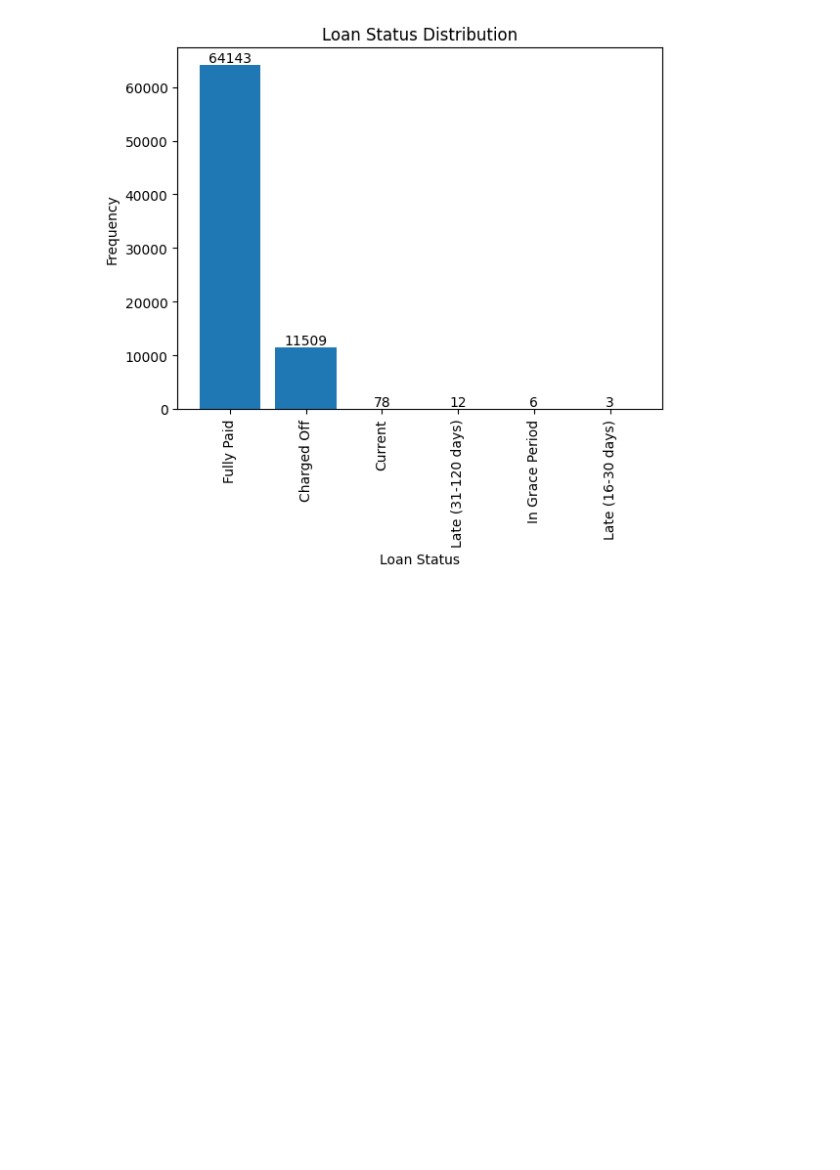
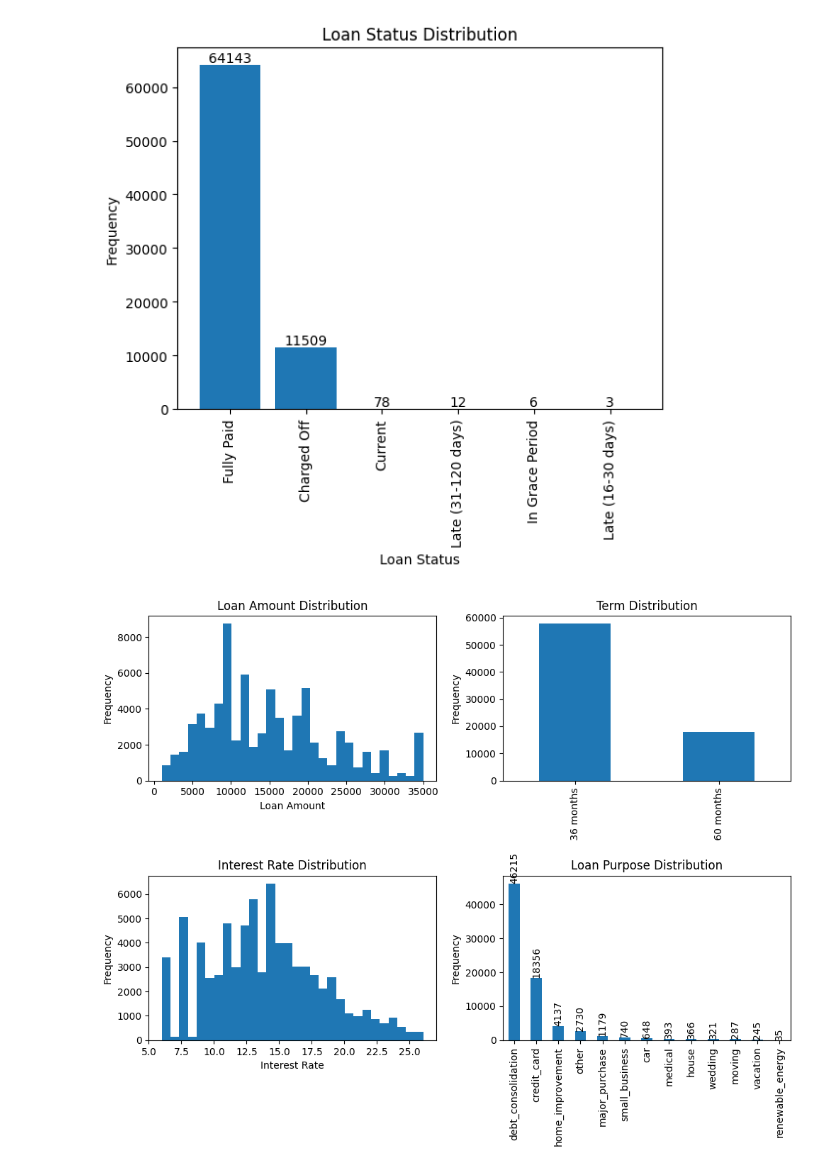
Before and after one commit to JonahNiklas/Pre-project-transformer, a Jupyter notebook: clean_data.ipynb, the cells around one changed output. Saved outputs shown, nothing was run; the diff lists cells and outputs as text; code cells hidden in the pictures; blank space fills up the shorter version.

```diff
--- a/clean_data.ipynb
+++ b/clean_data.ipynb
@@ -114,3 +107,41 @@ plt.xticks(rotation=90)
 plt.show()
 # %% [output]
 [figure]
+# %%
+# remove loans that are current or late
+filtered_data = filtered_data[filtered_data['loan_status'].isin(['Fully Paid', 'Charged Off'])]
+# %%
+fig, axs = plt.subplots(2, 2, figsize=(10, 8))
+
+# Plot loan amount
+axs[0, 0].hist(filtered_data['loan_amnt'], bins=30)
+axs[0, 0].set_title('Loan Amount Distribution')
+axs[0, 0].set_xlabel('Loan Amount')
+axs[0, 0].set_ylabel('Frequency')
+
+# Plot term
+filtered_data['term'].value_counts().plot(kind='bar', ax=axs[0, 1])
+axs[0, 1].set_title('Term Distribution')
+axs[0, 1].set_ylabel('Frequency')
+
+# Plot interest rate
+axs[1, 0].hist(filtered_data['int_rate'], bins=30)
+axs[1, 0].set_title('Interest Rate Distribution')
+axs[1, 0].set_xlabel('Interest Rate')
+axs[1, 0].set_ylabel('Frequency')
+
+# Plot loan purpose
+filtered_data['purpose'].value_counts().plot(kind='bar', ax=axs[1, 1])
+
+axs[1, 1].set_title('Loan Purpose Distribution')
+axs[1, 1].set_ylabel('Frequency')
+
+# Add counts over the bars
+for i, count in enumerate(filtered_data['purpose'].value_counts()):
+    axs[1, 1].text(i, count, str(count), ha='center', va='bottom', rotation=90)
+
+
+plt.tight_layout()
+plt.show()
+# %% [output]
+[figure, added]
```
Also changed, not shown: parts of 13 cells of this notebook.
